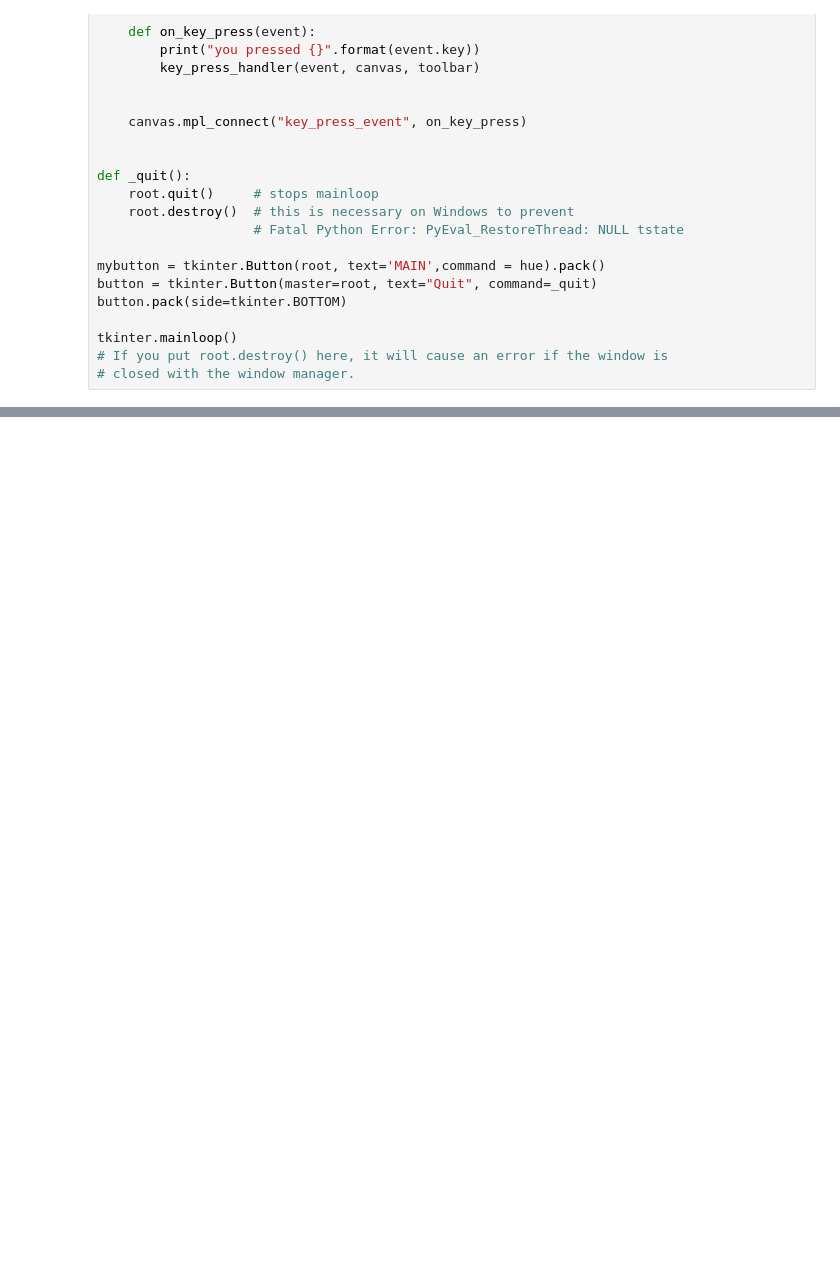
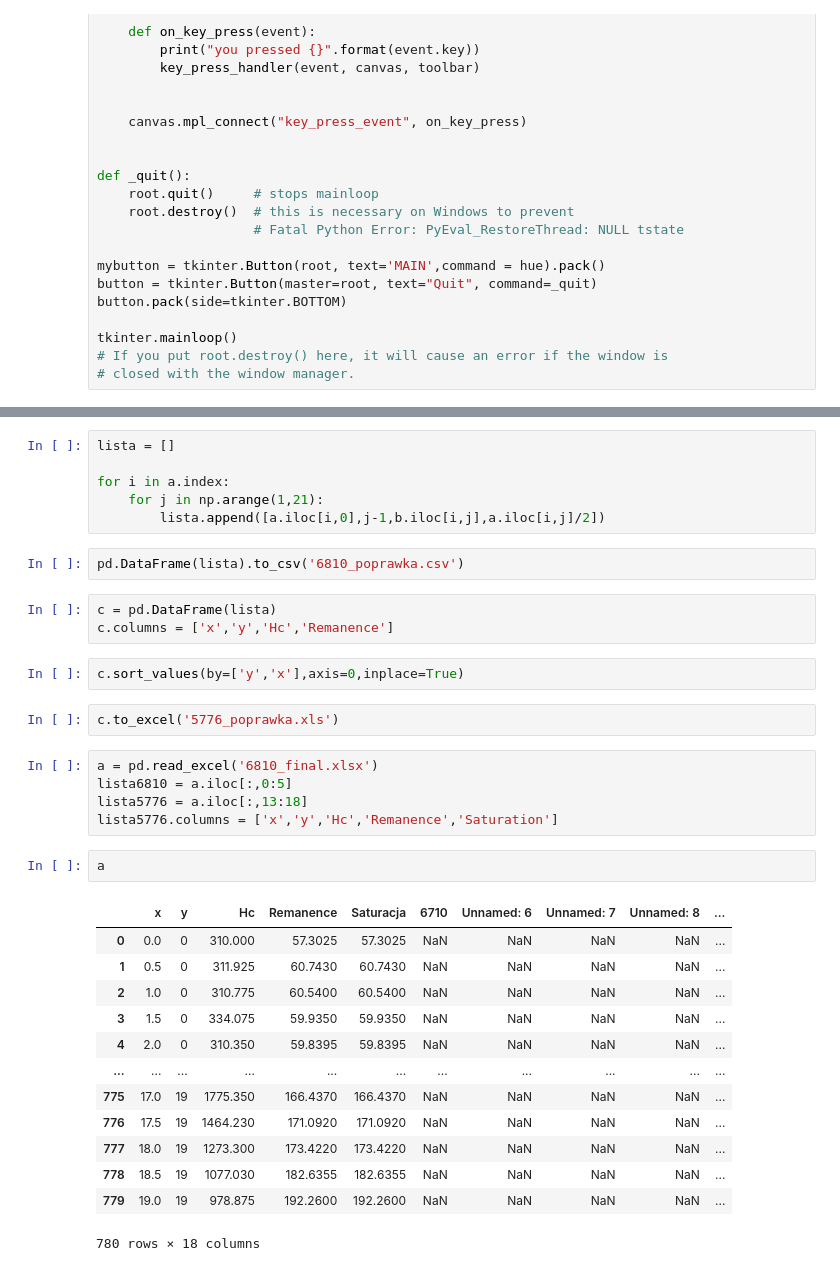
Before and after one commit to LukaszFrackowiak/PyHist, a Jupyter notebook: Pyhist.ipynb, the cells around one changed output, grey strips where cells are left out. Saved outputs shown, nothing was run; the diff lists cells and outputs as text; blank space fills up the shorter version.

```diff
--- a/Pyhist.ipynb
+++ b/Pyhist.ipynb
@@ -317,0 +369,36 @@ np.ceil(2.3)
+# %%
+lista = []
+
+for i in a.index:
+    for j in np.arange(1,21):
+        lista.append([a.iloc[i,0],j-1,b.iloc[i,j],a.iloc[i,j]/2])
+# %%
+pd.DataFrame(lista).to_csv('6810_poprawka.csv')
+# %%
+c = pd.DataFrame(lista)
+c.columns = ['x','y','Hc','Remanence']
+# %%
+c.sort_values(by=['y','x'],axis=0,inplace=True)
+# %%
+c.to_excel('5776_poprawka.xls')
+# %%
+a = pd.read_excel('6810_final.xlsx')
+lista6810 = a.iloc[:,0:5]
+lista5776 = a.iloc[:,13:18]
+lista5776.columns = ['x','y','Hc','Remanence','Saturation']
+# %%
+a
+# %% [output]
+|  | x | y | Hc | Remanence | Saturacja | 6710 | Unnamed: 6 | Unnamed: 7 | Unnamed: 8 | ... |
+| 0 | 0.0 | 0 | 310.000 | 57.3025 | 57.3025 | NaN | NaN | NaN | NaN | ... |
+| 1 | 0.5 | 0 | 311.925 | 60.7430 | 60.7430 | NaN | NaN | NaN | NaN | ... |
+| 2 | 1.0 | 0 | 310.775 | 60.5400 | 60.5400 | NaN | NaN | NaN | NaN | ... |
+| 3 | 1.5 | 0 | 334.075 | 59.9350 | 59.9350 | NaN | NaN | NaN | NaN | ... |
+| 4 | 2.0 | 0 | 310.350 | 59.8395 | 59.8395 | NaN | NaN | NaN | NaN | ... |
+| ... | ... | ... | ... | ... | ... | ... | ... | ... | ... | ... |
+| 775 | 17.0 | 19 | 1775.350 | 166.4370 | 166.4370 | NaN | NaN | NaN | NaN | ... |
+| 776 | 17.5 | 19 | 1464.230 | 171.0920 | 171.0920 | NaN | NaN | NaN | NaN | ... |
+| 777 | 18.0 | 19 | 1273.300 | 173.4220 | 173.4220 | NaN | NaN | NaN | NaN | ... |
+| 778 | 18.5 | 19 | 1077.030 | 182.6355 | 182.6355 | NaN | NaN | NaN | NaN | ... |
+| 779 | 19.0 | 19 | 978.875 | 192.2600 | 192.2600 | NaN | NaN | NaN | NaN | ... |
+780 rows × 18 columns
```
Also changed, not shown: parts of 16 cells of this notebook, 1 other file.
